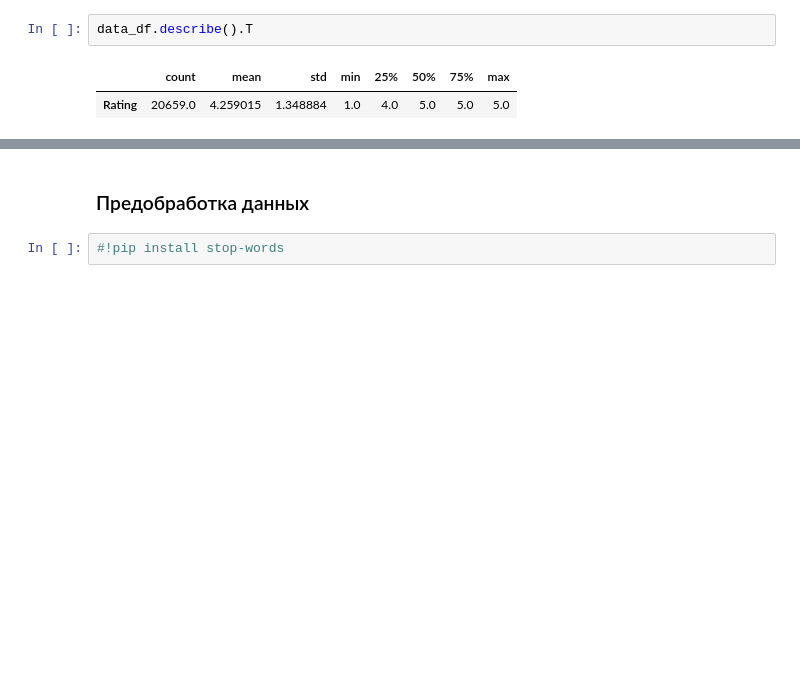
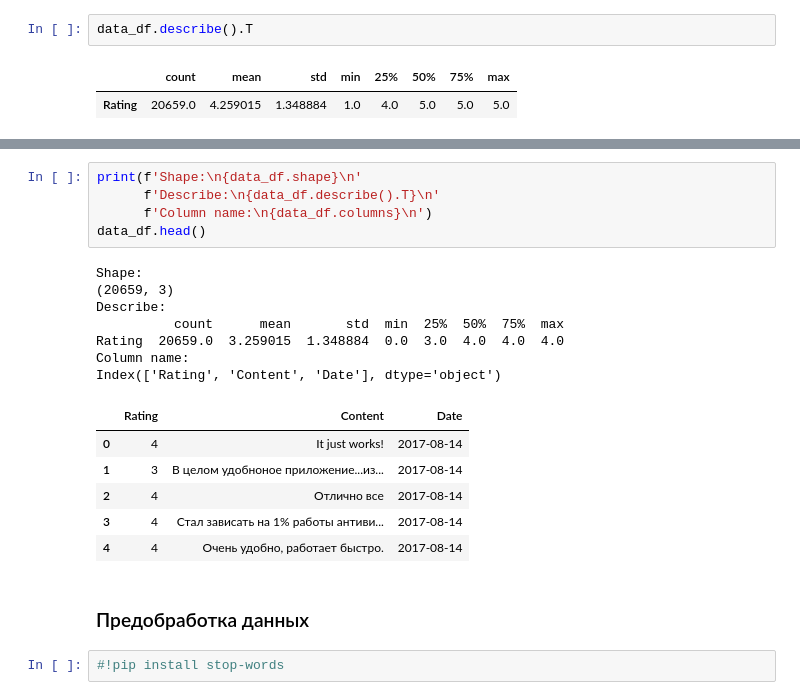
Before and after one commit to OlegRev/Introduction_toNaturalLanguageProcessing, a Jupyter notebook: hw_lesson_7.ipynb, the cells around one changed output, grey strips where cells are left out. Cells and saved outputs as stored; diff of their text form; blank space fills up the shorter version.

```diff
--- a/hw_lesson_7.ipynb
+++ b/hw_lesson_7.ipynb
@@ -62,3 +89,22 @@ data_df.describe().T
+# %%
+print(f'Shape:\n{data_df.shape}\n'
+      f'Describe:\n{data_df.describe().T}\n'
+      f'Column name:\n{data_df.columns}\n')
+data_df.head()
+# %% [output]
+Shape:
+(20659, 3)
+Describe:
+          count      mean       std  min  25%  50%  75%  max
+Rating  20659.0  3.259015  1.348884  0.0  3.0  4.0  4.0  4.0
+Column name:
+Index(['Rating', 'Content', 'Date'], dtype='object')
+|  | Rating | Content | Date |
+| 0 | 4 | It just works! | 2017-08-14 |
+| 1 | 3 | В целом удобноное приложение...из... | 2017-08-14 |
+| 2 | 4 | Отлично все | 2017-08-14 |
+| 3 | 4 | Стал зависать на 1% работы антиви... | 2017-08-14 |
+| 4 | 4 | Очень удобно, работает быстро. | 2017-08-14 |
 # %% [markdown]
 ### Предобработка данных
 # %%
```
Also changed, not shown: parts of 27 cells of this notebook.
